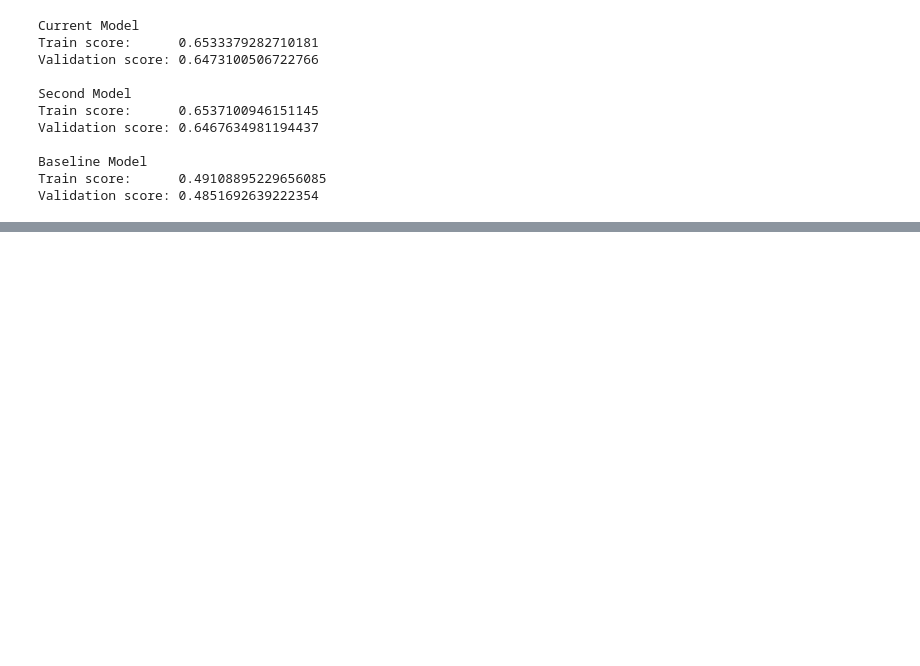
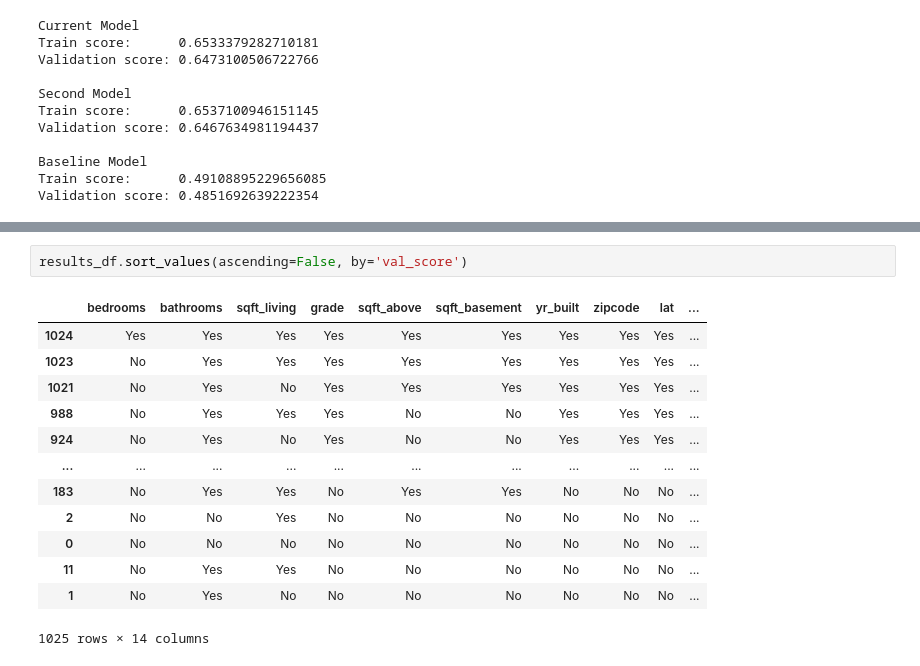
Before and after one commit to anguyen61191/NorthWestCountyProject, a Jupyter notebook: Julian_Notebook.ipynb, the cells around one changed output, grey strips where cells are left out. Cells and saved outputs as stored; diff of their text form; blank space fills up the shorter version.

```diff
--- a/Julian_Notebook.ipynb
+++ b/Julian_Notebook.ipynb
@@ -330,0 +652,16 @@ Validation score: 0.4851692639222354
+# %%
+results_df.sort_values(ascending=False, by='val_score')
+# %% [output]
+|  | bedrooms | bathrooms | sqft_living | grade | sqft_above | sqft_basement | yr_built | zipcode | lat | ... |
+| 1024 | Yes | Yes | Yes | Yes | Yes | Yes | Yes | Yes | Yes | ... |
+| 1023 | No | Yes | Yes | Yes | Yes | Yes | Yes | Yes | Yes | ... |
+| 1021 | No | Yes | No | Yes | Yes | Yes | Yes | Yes | Yes | ... |
+| 988 | No | Yes | Yes | Yes | No | No | Yes | Yes | Yes | ... |
+| 924 | No | Yes | No | Yes | No | No | Yes | Yes | Yes | ... |
+| ... | ... | ... | ... | ... | ... | ... | ... | ... | ... | ... |
+| 183 | No | Yes | Yes | No | Yes | Yes | No | No | No | ... |
+| 2 | No | No | Yes | No | No | No | No | No | No | ... |
+| 0 | No | No | No | No | No | No | No | No | No | ... |
+| 11 | No | Yes | Yes | No | No | No | No | No | No | ... |
+| 1 | No | Yes | No | No | No | No | No | No | No | ... |
+1025 rows × 14 columns
```
Also changed, not shown: parts of 22 cells of this notebook.
